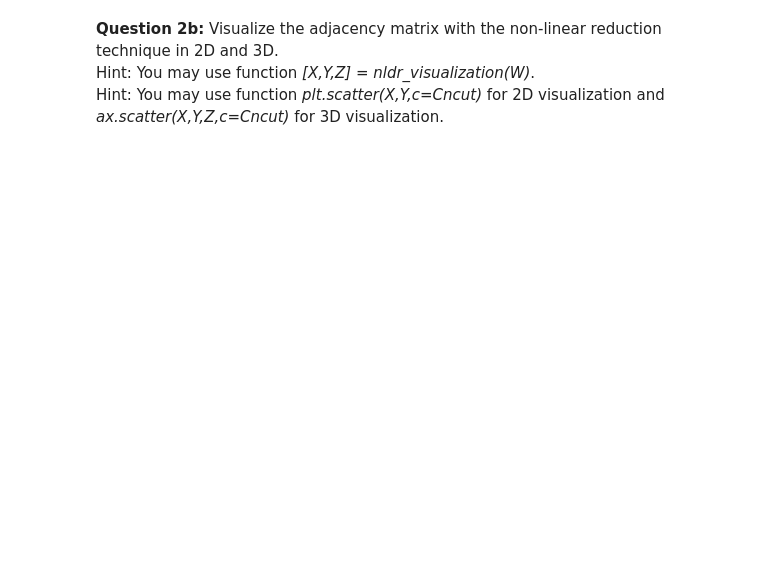
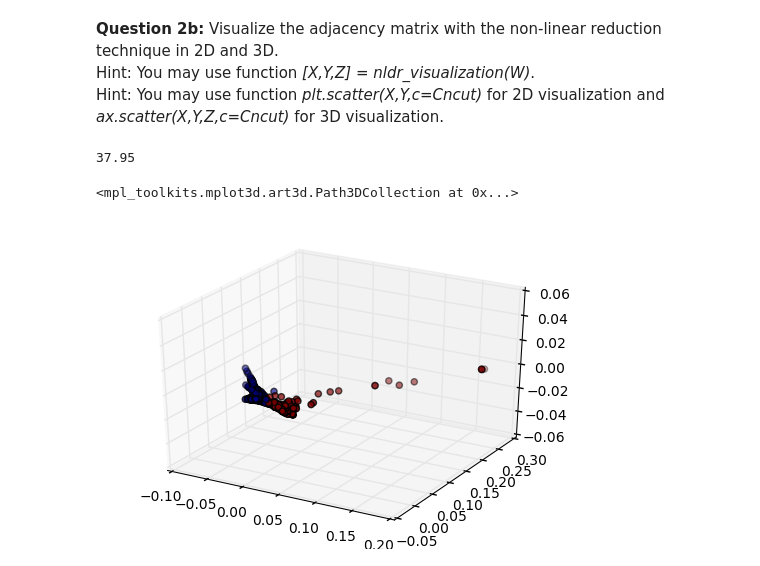
Before and after one commit to malogrisard/NTDScourse, a Jupyter notebook: algorithms/01_ex_graph_science.ipynb, the cells around one changed output. Saved outputs shown, nothing was run; the diff lists cells and outputs as text; code cells hidden in the pictures; blank space fills up the shorter version.

```diff
--- a/algorithms/01_ex_graph_science.ipynb
+++ b/algorithms/01_ex_graph_science.ipynb
@@ -130,4 +161,16 @@ W=construct_knn_graph(X,10,'cosine') # Compute the k-NN graph with Cosine distan
 technique in 2D and 3D. <br>
 Hint: You may use function *[X,Y,Z] = nldr_visualization(W)*.<br>
 Hint: You may use function *plt.scatter(X,Y,c=Cncut)* for 2D visualization and *ax.scatter(X,Y,Z,c=Cncut)* for 3D visualization.
+# %%
+[X,Y,Z] = nldr_visualization(W)
+Cncut,acc = compute_ncut(W, Cgt, 2)
+print(acc)
+%matplotlib inline
+fig = plt.figure(2)
+ax = fig.gca(projection='3d')
+plt.scatter(X,Y,c=Cncut)
+# %% [output]
+37.95
+<mpl_toolkits.mplot3d.art3d.Path3DCollection at 0x...>
+[figure, added]
 # %%
```
Also changed, not shown: parts of 10 cells of this notebook, 2 other files.
